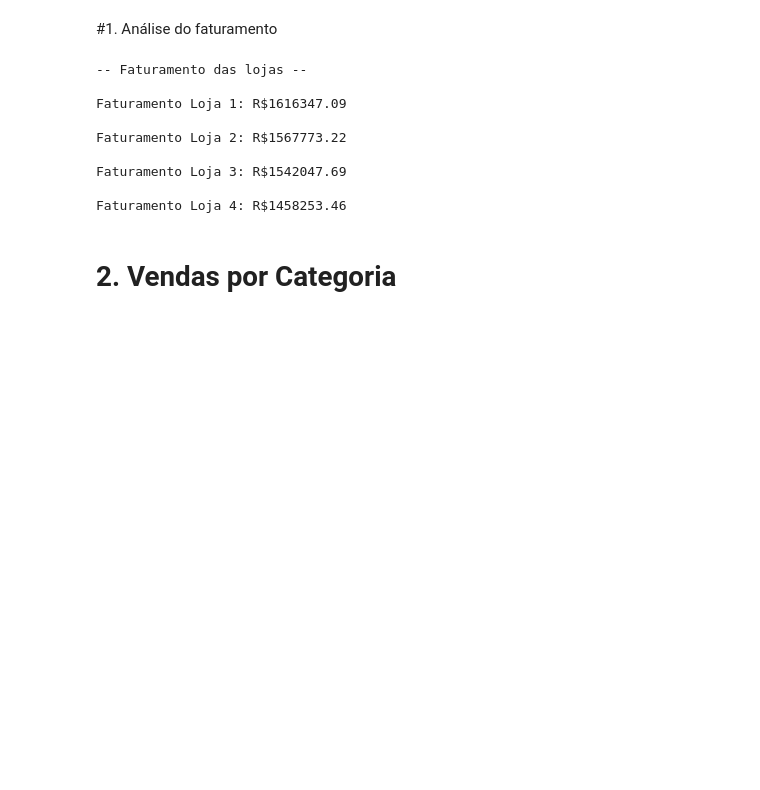
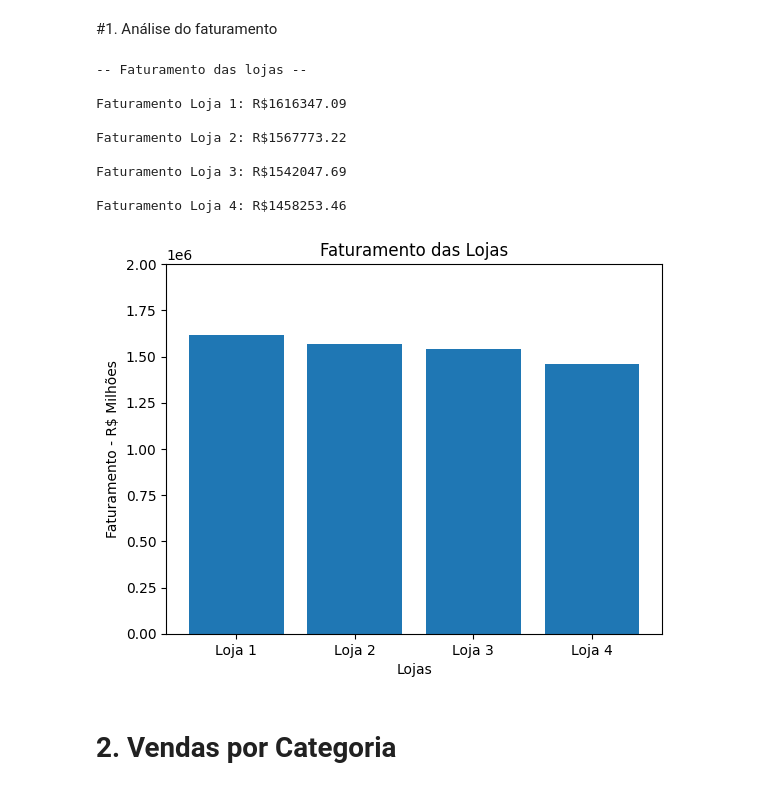
Before and after one commit to andrepixel/challenge1-data-science, a Jupyter notebook: AluraStoreBr.ipynb, the cells around one changed output. Cells and saved outputs as stored; diff of their text form; code cells hidden in the pictures; blank space fills up the shorter version.

Commit message:
updated the notebook using 2 new graphs

```diff
--- a/AluraStoreBr.ipynb
+++ b/AluraStoreBr.ipynb
@@ -31,32 +33,36 @@ from typing import Any
 # %%
 print("-- Faturamento das lojas --\n")
 
-revenue = 0.0
+revenue_store_1 = (loja1['Preço'].sum() + loja1['Frete'].sum()).round(2)
+revenue_store_2 = (loja2['Preço'].sum() + loja2['Frete'].sum()).round(2)
+revenue_store_3 = (loja3['Preço'].sum() + loja3['Frete'].sum()).round(2)
+revenue_store_4 = (loja4['Preço'].sum() + loja4['Frete'].sum()).round(2)
 
-for i in range(0,4):
-  if i == 0:
-    revenue = (loja1['Preço'].sum() + loja1['Frete'].sum()).round(2)
+print(f"Faturamento Loja {1}: R${revenue_store_1}\n")
+print(f"Faturamento Loja {2}: R${revenue_store_2}\n")
+print(f"Faturamento Loja {3}: R${revenue_store_3}\n")
+print(f"Faturamento Loja {4}: R${revenue_store_4}\n")
 
-  if i == 1:
-    revenue = (loja2['Preço'].sum() + loja2['Frete'].sum()).round(2)
+name_stores = ['Loja 1', 'Loja 2', 'Loja 3', 'Loja 4']
+revenue_stores = [revenue_store_1, revenue_store_2, revenue_store_3, revenue_store_4]
 
-  if i == 2:
-    revenue = (loja3['Preço'].sum() + loja3['Frete'].sum()).round(2)
-
-  if i == 3:
-    revenue = (loja4['Preço'].sum() + loja4['Frete'].sum()).round(2)
-
-  print(f"Faturamento Loja {i+1}: R${revenue}\n")
+plt.bar(name_stores, revenue_stores)
+plt.xlabel('Lojas')
+plt.ylabel('Faturamento - R$ Milhões')
+plt.ylim(0, 2000000)
+plt.title('Faturamento das Lojas')
+plt.show()
 # %% [output]
 -- Faturamento das lojas --
 
 Faturamento Loja 1: R$1616347.09
 
 Faturamento Loja 2: R$1567773.22
 
 Faturamento Loja 3: R$1542047.69
 
 Faturamento Loja 4: R$1458253.46
+[figure, added]
 # %% [markdown]
 # 2. Vendas por Categoria
 # %%
```
Also changed, not shown: parts of 2 cells of this notebook.
